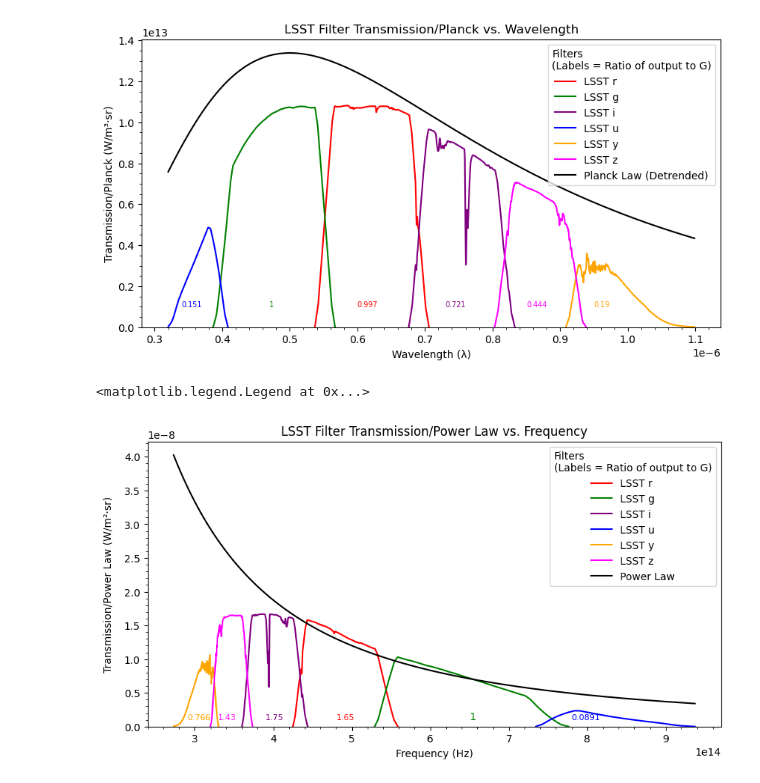
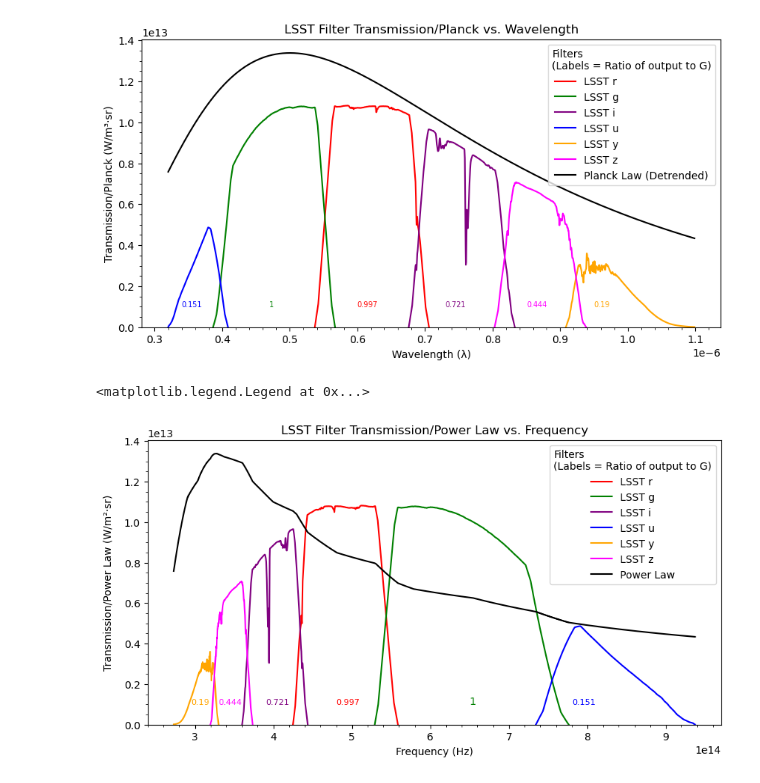
Before and after one commit to varunprit/Coding, a Jupyter notebook: mcfacts/LSST_eff.ipynb, the cells around one changed output. Cells and saved outputs as stored; diff of their text form; code cells hidden in the pictures.

Commit message:
freq graph fixed?

```diff
--- a/mcfacts/LSST_eff.ipynb
+++ b/mcfacts/LSST_eff.ipynb
@@ -62,25 +62,25 @@ l_u = u_wave
 l_y = y_wave
 l_z = z_wave
 
-# plank_r = (((2*h*(c**2))/(l_r**5)))*((1/(np.exp((h*c)/(l_r*k*t))-1))) #plank law for r just copy this for other filt
-# plank_g = (((2*h*(c**2))/(l_g**5)))*((1/(np.exp((h*c)/(l_g*k*t))-1)))
-# plank_i = (((2*h*(c**2))/(l_i**5)))*((1/(np.exp((h*c)/(l_i*k*t))-1)))
-# plank_u = (((2*h*(c**2))/(l_u**5)))*((1/(np.exp((h*c)/(l_u*k*t))-1)))
-# plank_y = (((2*h*(c**2))/(l_y**5)))*((1/(np.exp((h*c)/(l_y*k*t))-1)))
-# plank_z = (((2*h*(c**2))/(l_z**5)))*((1/(np.exp((h*c)/(l_z*k*t))-1)))
+plank_r = (((2*h*(c**2))/(l_r**5)))*((1/(np.exp((h*c)/(l_r*k*t))-1))) #plank law for r just copy this for other filt
+plank_g = (((2*h*(c**2))/(l_g**5)))*((1/(np.exp((h*c)/(l_g*k*t))-1)))
+plank_i = (((2*h*(c**2))/(l_i**5)))*((1/(np.exp((h*c)/(l_i*k*t))-1)))
+plank_u = (((2*h*(c**2))/(l_u**5)))*((1/(np.exp((h*c)/(l_u*k*t))-1)))
+plank_y = (((2*h*(c**2))/(l_y**5)))*((1/(np.exp((h*c)/(l_y*k*t))-1)))
+plank_z = (((2*h*(c**2))/(l_z**5)))*((1/(np.exp((h*c)/(l_z*k*t))-1)))
 
 # Plancks law for frequency
 
-def plank_fxn(filter, T = t):
-    B = (((2*h*(filter**3))/(c**2)))*((1/(np.exp((h*filter)/(k*T))-1)))
-    return B
+# def plank_fxn(filter, T = t):
+#     B = (((2*h*(filter**3))/(c**2)))*((1/(np.exp((h*filter)/(k*T))-1)))
+#     return B
 
-plank_r = plank_fxn(r_freq)
-plank_g = plank_fxn(g_freq)
-plank_i = plank_fxn(i_freq)
-plank_u = plank_fxn(u_freq)
-plank_y = plank_fxn(y_freq)
-plank_z = plank_fxn(z_freq)
+# plank_r = plank_fxn(r_freq)
+# plank_g = plank_fxn(g_freq)
+# plank_i = plank_fxn(i_freq)
+# plank_u = plank_fxn(u_freq)
+# plank_y = plank_fxn(y_freq)
+# plank_z = plank_fxn(z_freq)
 
 # Combining the filter data and plank law
 
@@ -172,29 +172,30 @@ plt.legend(title="Filters\n(Labels = Ratio of output to G)",loc='upper right')
 # %%
 # Plot Code
 plt.figure(figsize=(10, 5))
 plt.plot(r_freq, r_trans, color='red', label='LSST r')
 plt.plot(g_freq, g_trans, color='green', label='LSST g')
 plt.plot(i_freq, i_trans, color='purple', label='LSST i')
 plt.plot(u_freq, u_trans, color='blue', label='LSST u')
 plt.plot(y_freq, y_trans, color='orange', label='LSST y')
 plt.plot(z_freq, z_trans, color='magenta', label='LSST z')
 #plt.plot(sorted_freq, plank_fxn(sorted_freq, t) / 2.2, label="Plank Func")
-plt.plot(sorted_freq, 3e21 * sorted_freq ** -2, color='black', label="Power Law")
+#plt.plot(sorted_freq, 3e21 * sorted_freq ** -2, color='black', label="Power Law") #power law for frequency
+plt.plot(sorted_freq, plank_total, color='black', label="Power Law")
 
 
 #labels
 plt.xlabel("Frequency (Hz)")
 plt.ylabel("Transmission/Power Law (W/m²·sr)", labelpad=10)
 plt.ylim(bottom=0) # Makes y axis at 0
 plt.minorticks_on()  # Add ticks inside the axis
 plt.title("LSST Filter Transmission/Power Law vs. Frequency")
-plt.annotate(f'{u_ratio:.3g}', (7.8e14, 0.1e-8), fontsize=8, color='blue') #for u filter
-plt.annotate(f'{g_ratio:.3g}', (6.5e14, 0.1e-8), fontsize=10, color='green') #for g filter
-plt.annotate(f'{r_ratio:.3g}', (4.8e14, 0.1e-8), fontsize=8, color='red') #for r filter
-plt.annotate(f'{i_ratio:.3g}', (3.9e14, 0.1e-8), fontsize=8, color='purple') #for i filter
-plt.annotate(f'{y_ratio:.3g}', (2.9e14, 0.1e-8), fontsize=8, color='orange') #for y filter
-plt.annotate(f'{z_ratio:.3g}', (3.3e14, 0.1e-8), fontsize=8, color='magenta') #for z filter
+plt.annotate(f'{u_ratio:.3g}', (7.8e14, 0.1e13), fontsize=8, color='blue') #for u filter
+plt.annotate(f'{g_ratio:.3g}', (6.5e14, 0.1e13), fontsize=10, color='green') #for g filter
+plt.annotate(f'{r_ratio:.3g}', (4.8e14, 0.1e13), fontsize=8, color='red') #for r filter
+plt.annotate(f'{i_ratio:.3g}', (3.9e14, 0.1e13), fontsize=8, color='purple') #for i filter
+plt.annotate(f'{y_ratio:.3g}', (2.95e14, 0.1e13), fontsize=8, color='orange') #for y filter
+plt.annotate(f'{z_ratio:.3g}', (3.3e14, 0.1e13), fontsize=8, color='magenta') #for z filter
 plt.legend(title="Filters\n(Labels = Ratio of output to G)",loc='upper right')
 # %% [output]
 <matplotlib.legend.Legend at 0x...>
-[figure, old version]
+[figure, new version]
```
Also changed, not shown: 1 other file.
